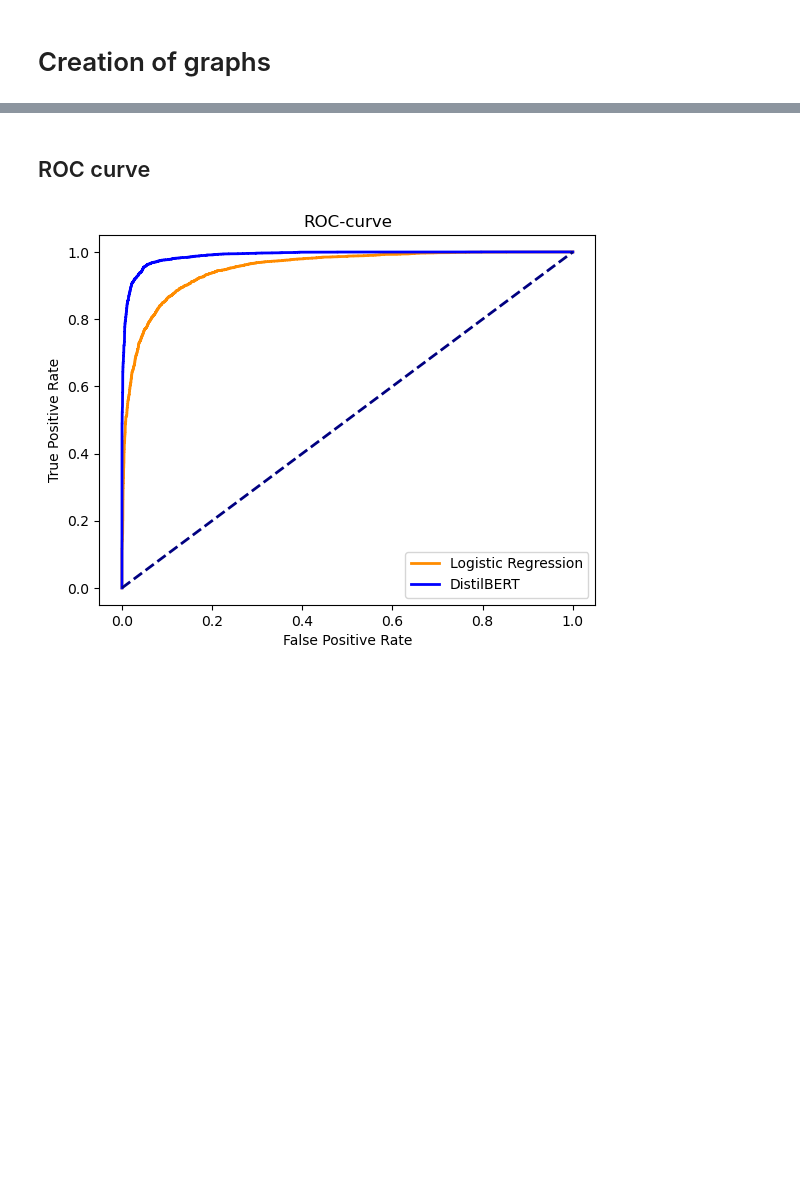
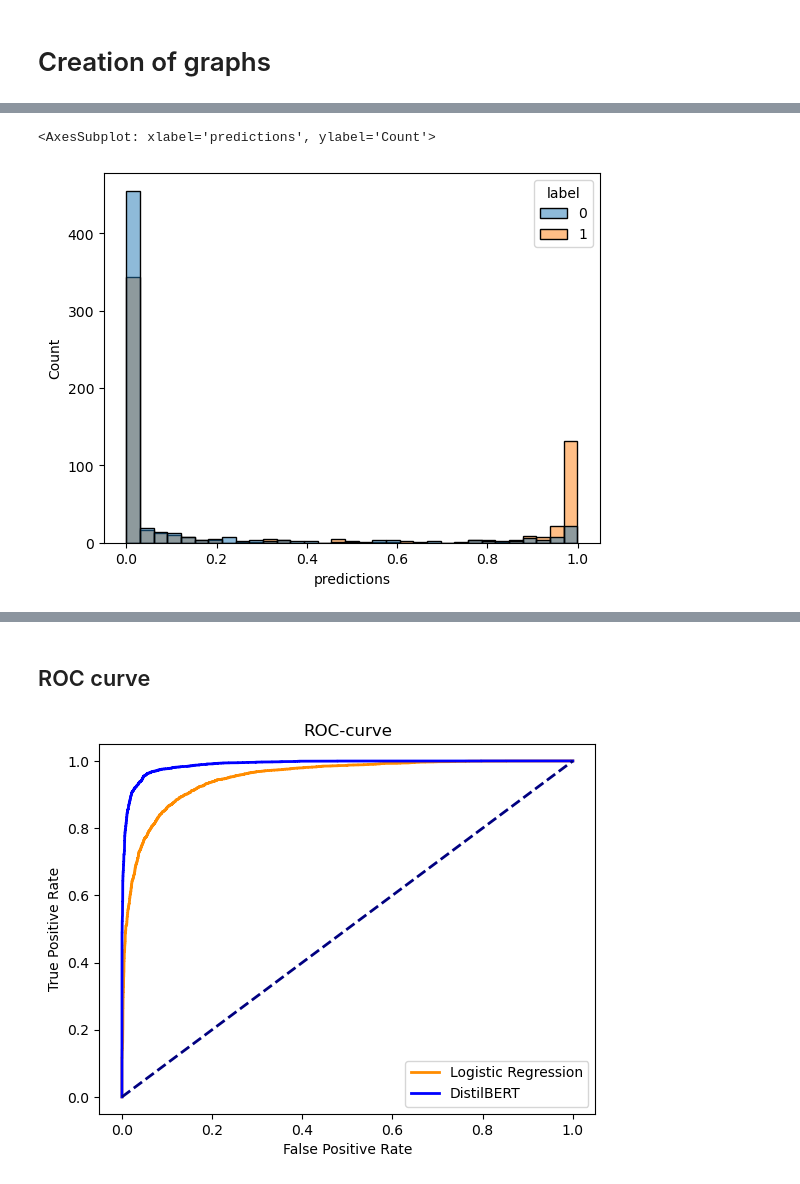
Before and after one commit to StenRSM/BAM-thesis, a Jupyter notebook: graphs.ipynb, the cells around one changed output, grey strips where cells are left out. Cells and saved outputs as stored; diff of their text form; code cells hidden in the pictures; blank space fills up the shorter version.

```diff
--- a/graphs.ipynb
+++ b/graphs.ipynb
@@ -20,0 +8,15 @@ sns.histplot(pred_test_LLM['predictions'], bins=10, kde=True)
+# %%
+pred_test_LR = pd.read_csv(r'C:\Users\Sten\Documents\EUR BAM\Thesis\data\predictions\test_predicted_LR1.csv')
+pred_test_LLM = pd.read_csv(r'C:\Users\Sten\Documents\EUR BAM\Thesis\data\predictions\test_predicted_LLM1.csv')
+
+pred_GPT3_LR = pd.read_csv(r'C:\Users\Sten\Documents\EUR BAM\Thesis\data\predictions\gpt_3_predicted_LR1.csv')
+pred_GPT4_LR = pd.read_csv(r'C:\Users\Sten\Documents\EUR BAM\Thesis\data\predictions\gpt_4_predicted_LR1.csv')
+pred_GPT3_LLM = pd.read_csv(r'C:\Users\Sten\Documents\EUR BAM\Thesis\data\predictions\gpt_3_predicted_LLM1.csv')
+pred_GPT4_LLM = pd.read_csv(r'C:\Users\Sten\Documents\EUR BAM\Thesis\data\predictions\gpt_4_predicted_LLM1.csv')
+
+pred_old_LLM = pd.read_csv(r'C:\Users\Sten\Documents\EUR BAM\Thesis\data\predictions\old_news_predicted_LLM1.csv')
+
+pred_finance = pd.read_csv(r'C:\Users\Sten\Documents\EUR BAM\Thesis\data\predictions\finance_predicted_LLM1.csv')
+pred_sport = pd.read_csv(r'C:\Users\Sten\Documents\EUR BAM\Thesis\data\predictions\sport_predicted_LLM1.csv')
+pred_election = pd.read_csv(r'C:\Users\Sten\Documents\EUR BAM\Thesis\data\predictions\election_predicted_LLM1.csv')
+pred_general = pd.read_csv(r'C:\Users\Sten\Documents\EUR BAM\Thesis\data\predictions\general_predicted_LLM1.csv')
@@ -20,0 +64,5 @@ sns.histplot(pred_test_LLM['predictions'], bins=10, kde=True)
+# %%
+sns.histplot(data=pred_GPT3_LLM, x='predictions', hue='label')
+# %% [output]
+<AxesSubplot: xlabel='predictions', ylabel='Count'>
+[figure, added]
```
Also changed, not shown: parts of 14 cells of this notebook, 2 other files.
